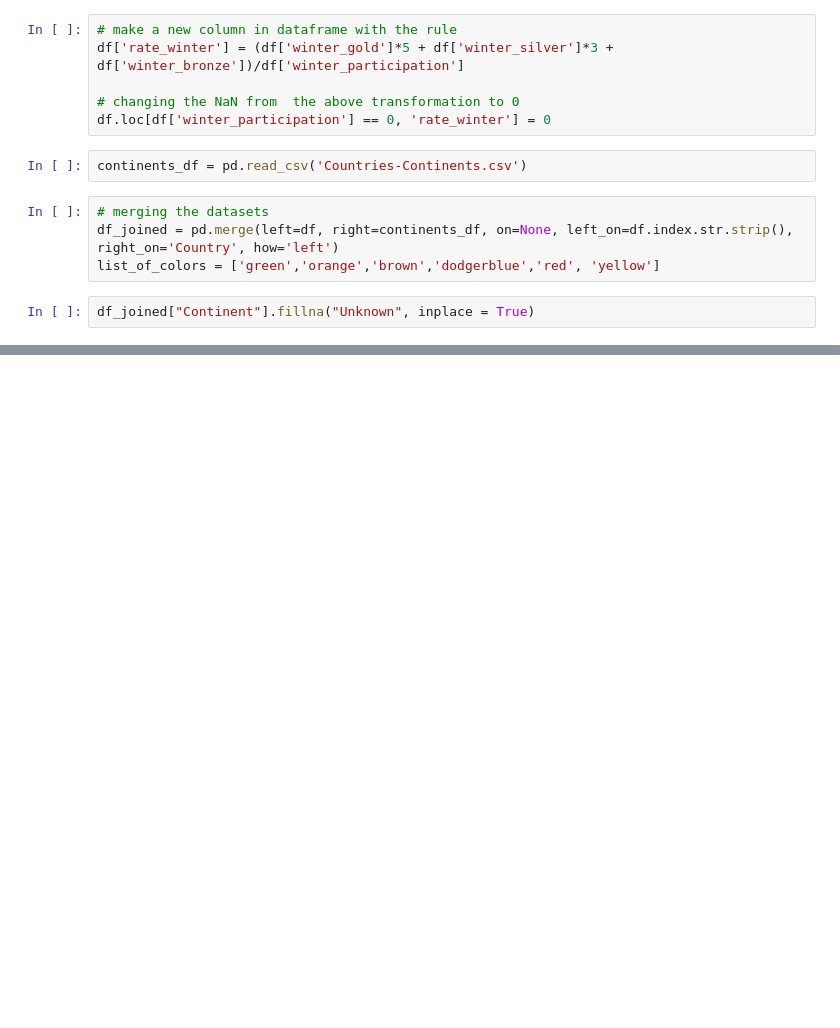
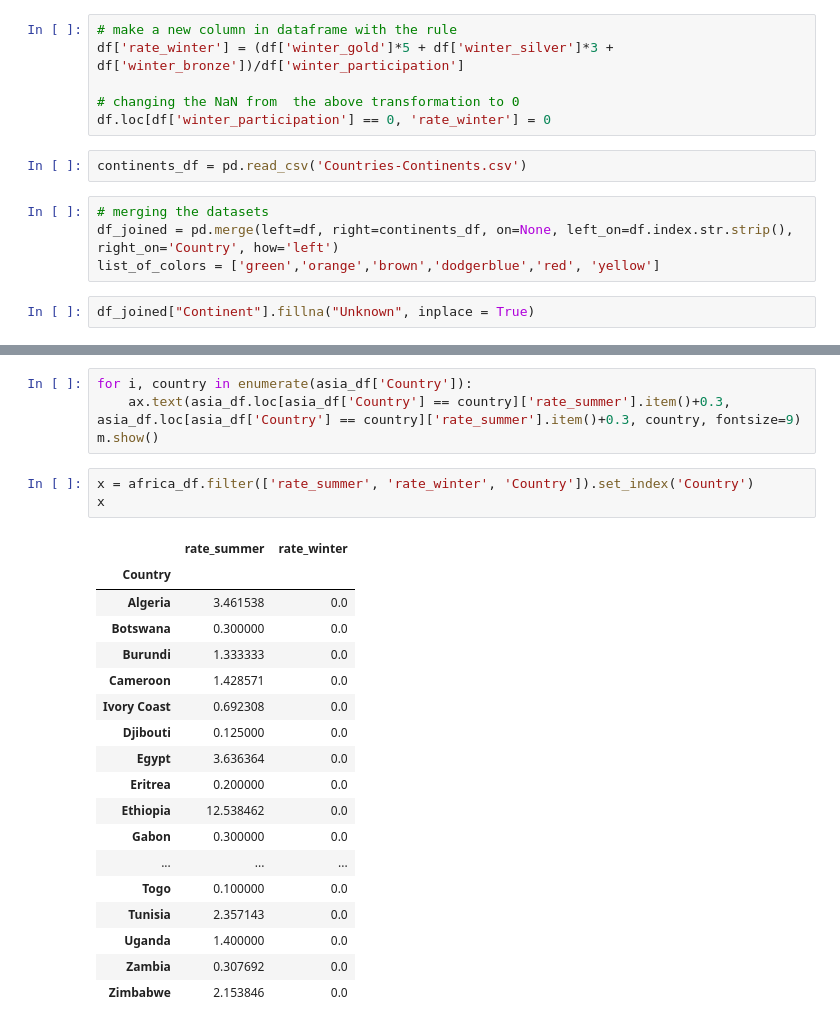
Before and after one commit to jatin7gupta/COMP9321_Data_Visualization, a Jupyter notebook: q10_v2.ipynb, the cells around one changed output, grey strips where cells are left out. Drawn from its saved outputs; the diff is of its cells as text; blank space fills up the shorter version.

```diff
--- a/q10_v2.ipynb
+++ b/q10_v2.ipynb
@@ -202,0 +199,26 @@ Text(0, 0.5, 'Winter Rate')
+# %%
+for i, country in enumerate(asia_df['Country']):
+    ax.text(asia_df.loc[asia_df['Country'] == country]['rate_summer'].item()+0.3, asia_df.loc[asia_df['Country'] == country]['rate_summer'].item()+0.3, country, fontsize=9)
+m.show()
+# %%
+x = africa_df.filter(['rate_summer', 'rate_winter', 'Country']).set_index('Country')
+x
+# %% [output]
+|  | rate_summer | rate_winter |
+| Country |  |  |
+| Algeria | 3.461538 | 0.0 |
+| Botswana | 0.300000 | 0.0 |
+| Burundi | 1.333333 | 0.0 |
+| Cameroon | 1.428571 | 0.0 |
+| Ivory Coast | 0.692308 | 0.0 |
+| Djibouti | 0.125000 | 0.0 |
+| Egypt | 3.636364 | 0.0 |
+| Eritrea | 0.200000 | 0.0 |
+| Ethiopia | 12.538462 | 0.0 |
+| Gabon | 0.300000 | 0.0 |
+| ... | ... | ... |
+| Togo | 0.100000 | 0.0 |
+| Tunisia | 2.357143 | 0.0 |
+| Uganda | 1.400000 | 0.0 |
+| Zambia | 0.307692 | 0.0 |
+| Zimbabwe | 2.153846 | 0.0 |
```
Also changed, not shown: parts of 3 cells of this notebook, 1 other file.
